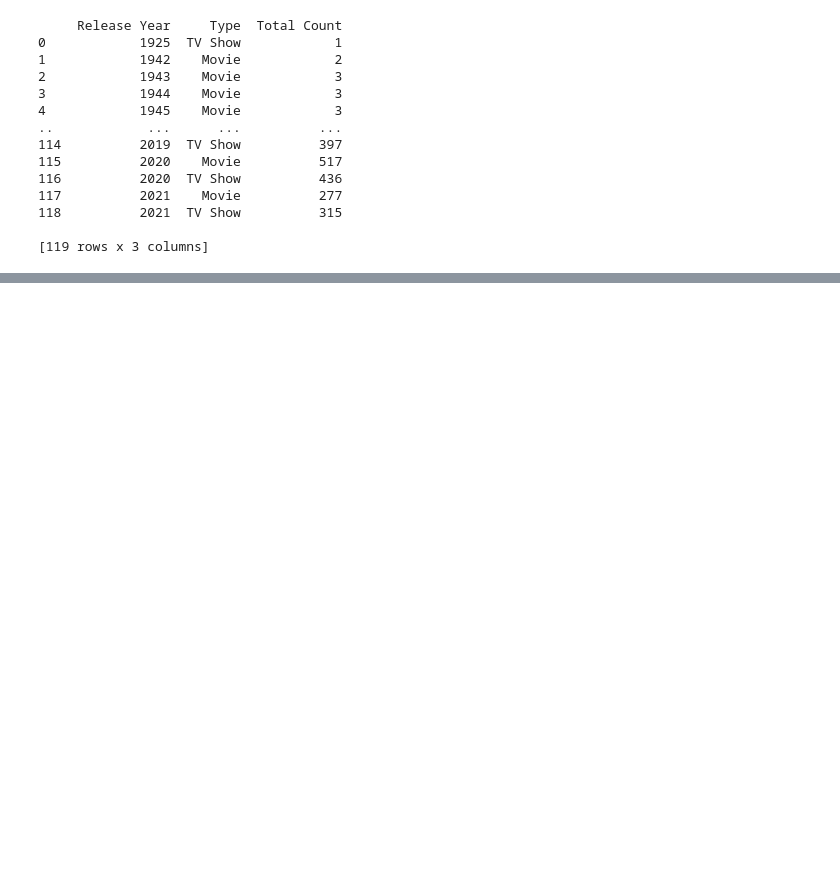
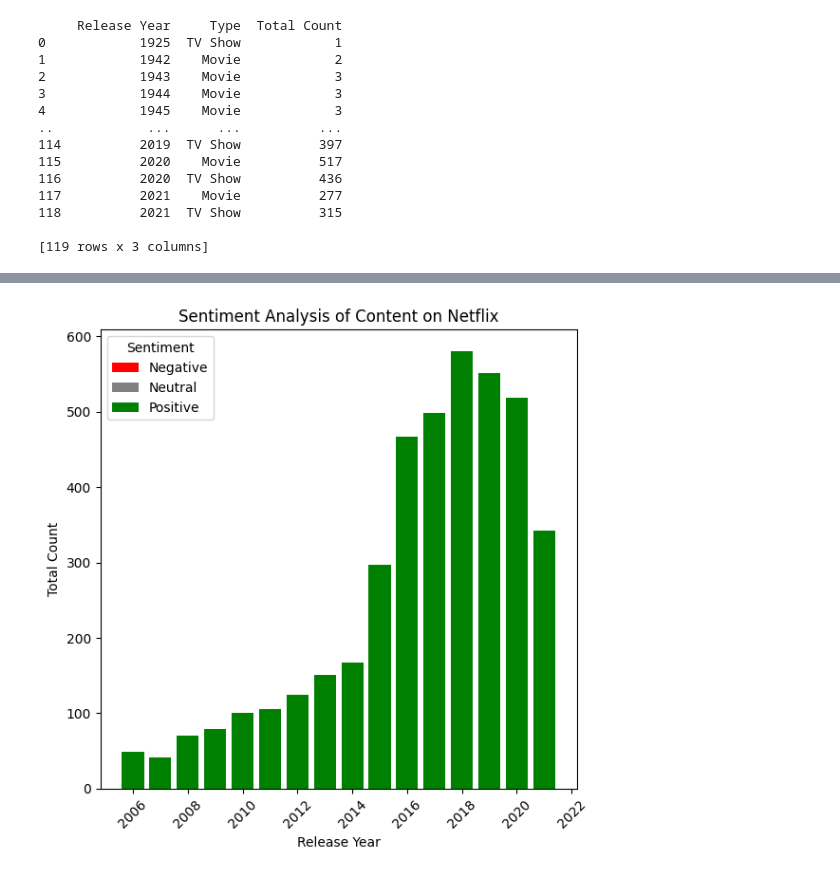
Before and after one commit to simu2204/MLcode, a Jupyter notebook: testing.ipynb, the cells around one changed output, grey strips where cells are left out. Saved outputs shown, nothing was run; the diff lists cells and outputs as text; code cells hidden in the pictures; blank space fills up the shorter version.

```diff
--- a/testing.ipynb
+++ b/testing.ipynb
@@ -249,24 +284,51 @@ graph.show()
 # %%
-!pip install textblob
-from textblob import TextBlob # Import the TextBlob class directly
+import matplotlib.pyplot as plt
+import pandas as pd
+from textblob import TextBlob
+
+# Your DataFrame 'df' containing release year and description
 
 df3 = df[['release_year', 'description']]
-df3 = df3.rename(columns = {'release_year':'Release Year', 'description':'Description'})
+df3 = df3.rename(columns = {'release_year': 'Release Year', 'description': 'Description'})
+
+# Sentiment analysis using TextBlob
 for index, row in df3.iterrows():
-  d=row['Description']
-  testimonial = TextBlob(d) # Now, TextBlob refers to the class
-  p = testimonial.sentiment.polarity
-  if p==0:
-    sent = 'Neutral'
-  elif p>0:
-    sent = 'Positive'
-  else:
-    sent = 'Negative'
-  df3.loc[[index, 2], 'Sentiment']=sent
+    d = row['Description']
+    testimonial = TextBlob(d)
+    p = testimonial.sentiment.polarity
+    if p == 0:
+        sent = 'Neutral'
+    elif p > 0:
+        sent = 'Positive'
+    else:
+        sent = 'Negative'
+    df3.loc[index, 'Sentiment'] = sent
 
-df3 = df3.groupby(['Release Year', 'Sentiment']).size().reset_index(name = 'Total Count')
+# Group by Release Year and Sentiment
+df3 = df3.groupby(['Release Year', 'Sentiment']).size().reset_index(name='Total Count')
 
-df3 = df3[df3['Release Year']>2005]
-barGraph = px.bar(df3, x="Release Year", y="Total Count", color = "Sentiment", title = "Sentiment Analysis of Content on Netflix")
-barGraph.show()
+# Filter for release years greater than 2005
+df3 = df3[df3['Release Year'] > 2005]
+
+# Create the bar plot using Matplotlib
+plt.figure(figsize=(6, 6))  # Set the figure size
+
+# Plot the bars for each sentiment category
+colors = {'Positive': 'green', 'Neutral': 'gray', 'Negative': 'red'}
+
+for sentiment in df3['Sentiment'].unique():
+    sentiment_data = df3[df3['Sentiment'] == sentiment]
+    plt.bar(sentiment_data['Release Year'], sentiment_data['Total Count'],
+            label=sentiment, color=colors[sentiment])
+
+# Add labels and title
+plt.xlabel('Release Year')
+plt.ylabel('Total Count')
+plt.title('Sentiment Analysis of Content on Netflix')
+plt.xticks(rotation=45)
+plt.legend(title='Sentiment')
+
+# Display the plot
+plt.tight_layout()  # Adjust layout to make sure everything fits
+plt.show()
 # %% [output]
@@ -279,0 +335 @@ Requirement already satisfied: tqdm in /usr/local/lib/python3.11/dist-packages (
+[figure, added]
```
Also changed, not shown: parts of 4 cells of this notebook.
